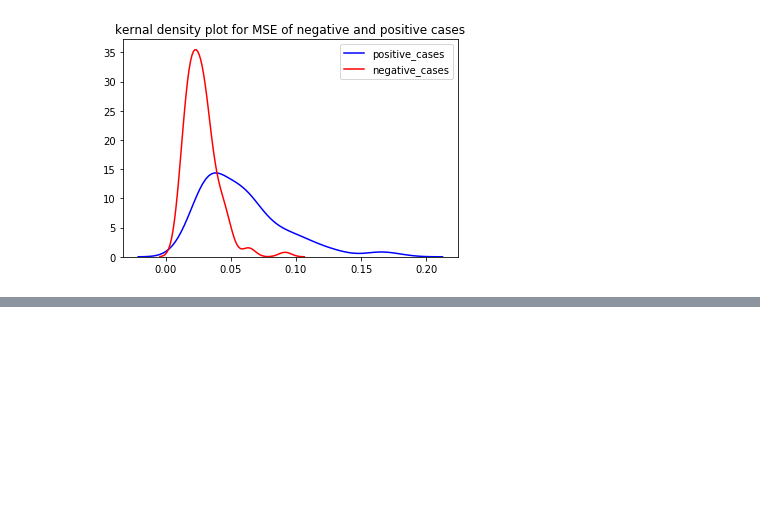
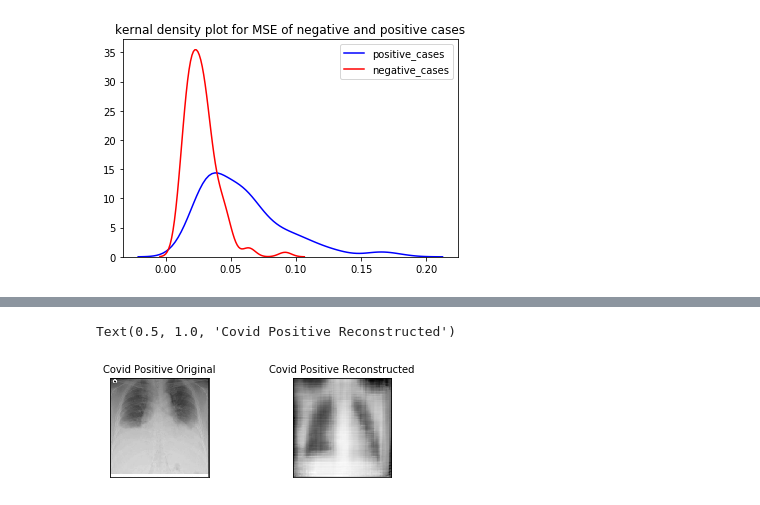
Before and after one commit to Alex-Hall-Data/covid19-anomaly-detection, a Jupyter notebook: c19-autoencoder.ipynb, the cells around one changed output, grey strips where cells are left out. Cells and saved outputs as stored; diff of their text form; code cells hidden in the pictures; blank space fills up the shorter version.

```diff
--- a/c19-autoencoder.ipynb
+++ b/c19-autoencoder.ipynb
@@ -214,0 +245,21 @@ Text(0.5, 1.0, 'kernal density plot for MSE of negative and positive cases')
+# %%
+positive_example = random.randint(0,len(positive_predictions)-1)
+
+ax = plt.subplot(2, 2, 1)
+plt.imshow(np.squeeze(test_positive_generator[positive_example][0][0]))
+plt.gray()
+ax.get_xaxis().set_visible(False)
+ax.get_yaxis().set_visible(False)
+ax.set_title("Covid Positive Original" , fontsize=10)
+
+#display encoded image
+ax = plt.subplot(2, 2, 2)
+plt_img = negative_predictions[positive_example]
+grey=np.squeeze(positive_predictions[positive_example]*255)
+plt.imshow(grey)
+ax.get_xaxis().set_visible(False)
+ax.get_yaxis().set_visible(False)
+ax.set_title("Covid Positive Reconstructed" , fontsize=10)
+# %% [output]
+Text(0.5, 1.0, 'Covid Positive Reconstructed')
+[figure, added]
```
Also changed, not shown: parts of 8 cells of this notebook.
